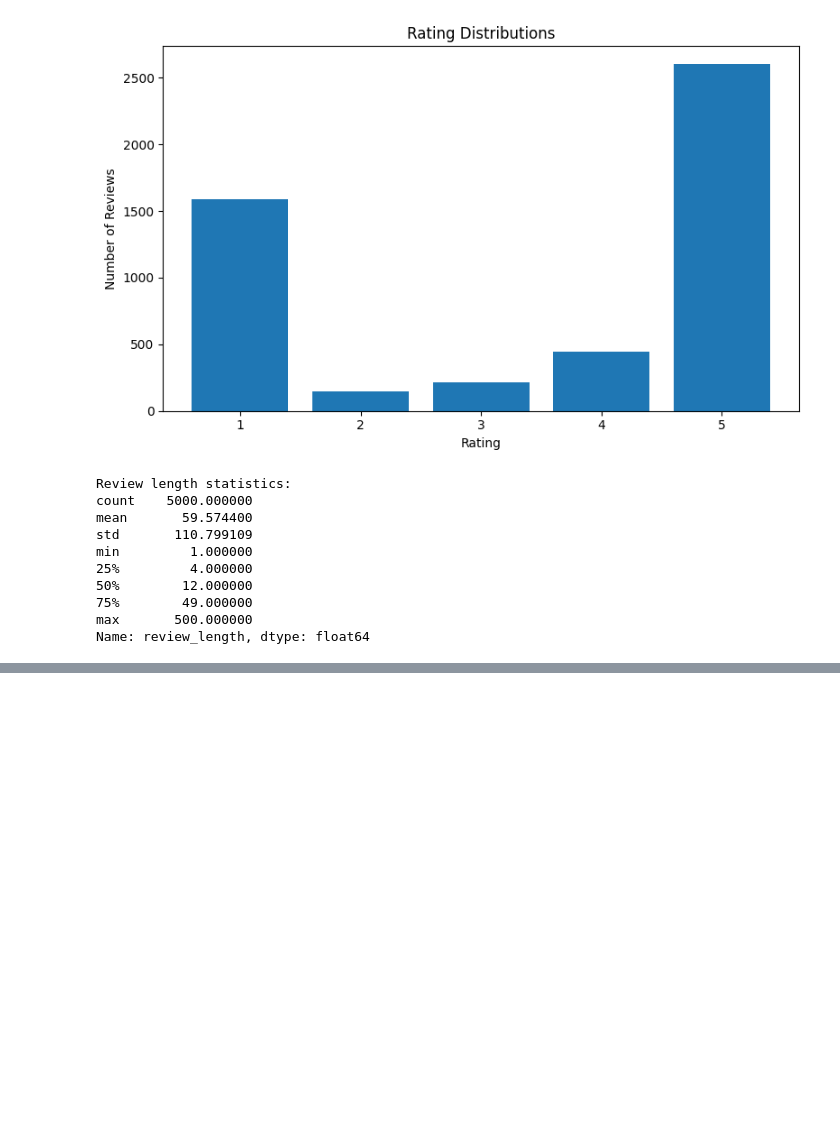
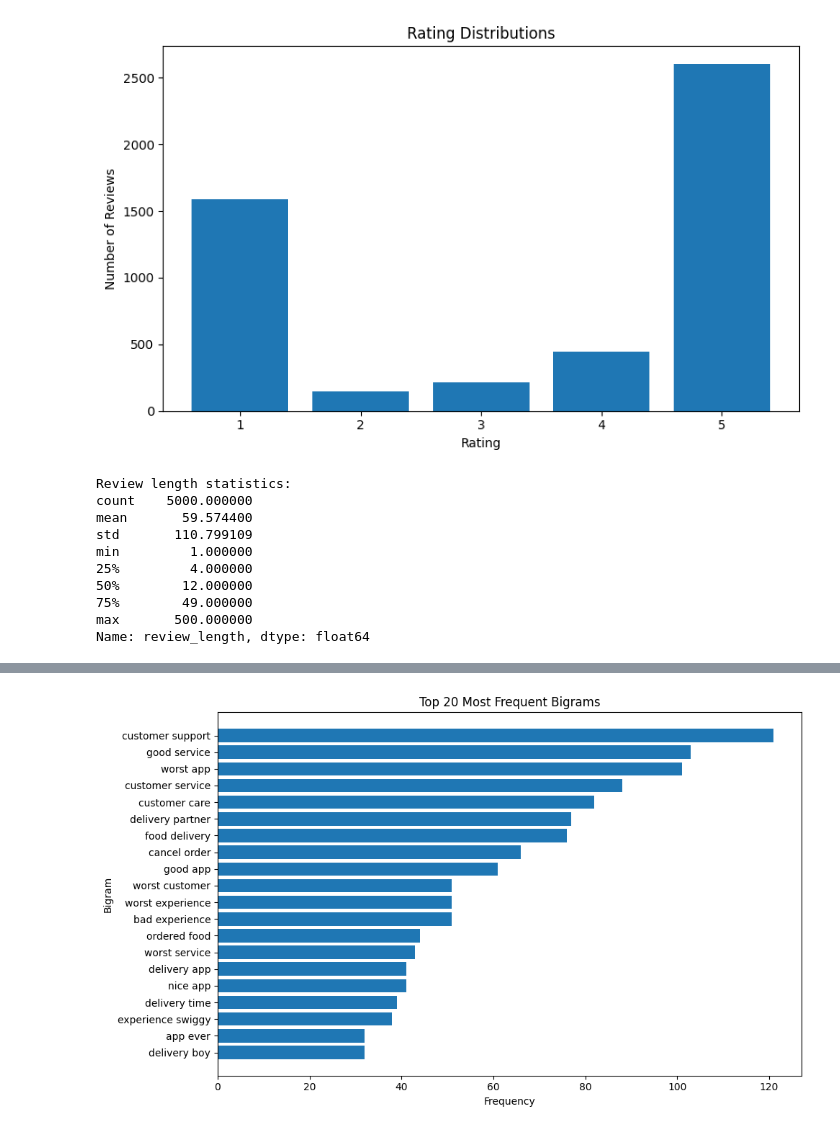
Before and after one commit to Arpita-3/NLP-Customer-Review-Complaint-Analyzer, a Jupyter notebook: src/jupyter_files/phase 03 nlp_processing.ipynb, the cells around one changed output, grey strips where cells are left out. Drawn from its saved outputs; the diff is of its cells as text; code cells hidden in the pictures; blank space fills up the shorter version.

```diff
--- a/src/jupyter_files/phase 03 nlp_processing.ipynb
+++ b/src/jupyter_files/phase 03 nlp_processing.ipynb
@@ -118,0 +280,26 @@ Name: review_length, dtype: float64
+# %%
+bigram_labels = [
+    f"{word1} {word2}"
+    for (word1, word2), count in top_bigrams
+]
+
+bigram_counts_values = [
+    count
+    for (word1, word2), count in top_bigrams
+]
+
+plt.figure(figsize=(10, 6))
+
+plt.barh(
+    bigram_labels[::-1],
+    bigram_counts_values[::-1]
+)
+
+plt.title("Top 20 Most Frequent Bigrams")
+plt.xlabel("Frequency")
+plt.ylabel("Bigram")
+
+plt.tight_layout()
+plt.show()
+# %% [output]
+[figure, added]
```
Also changed, not shown: parts of 10 cells of this notebook.
